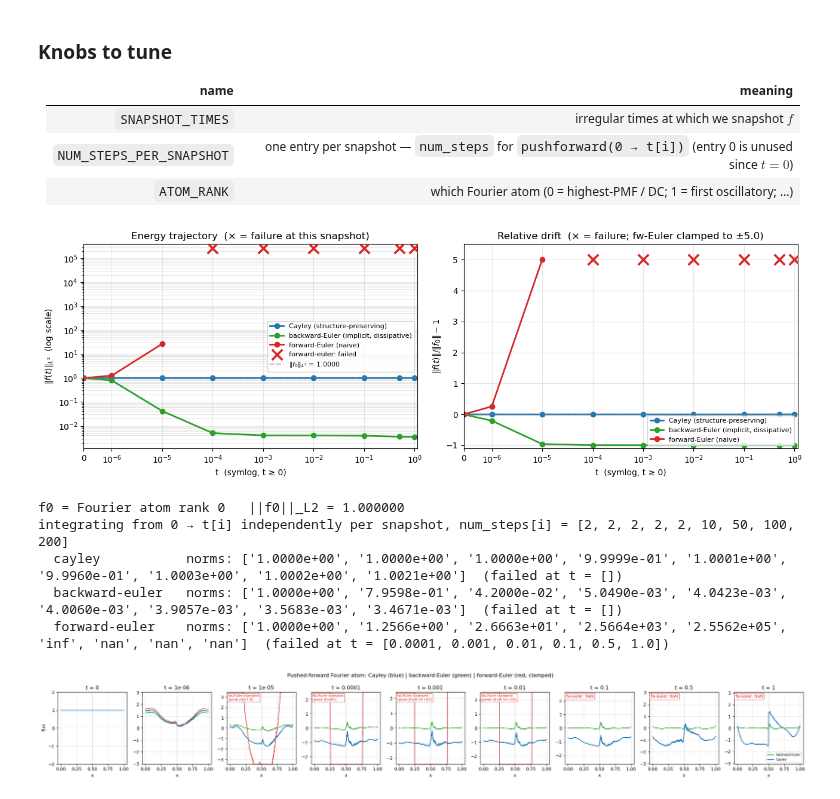
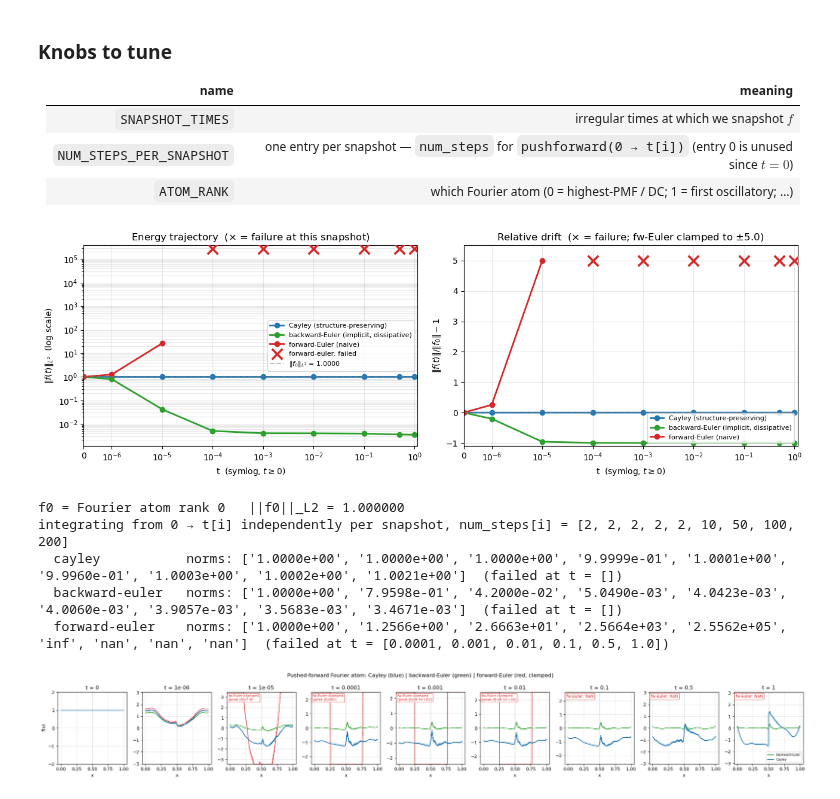
Before and after one commit to HamidrezaKmK/Learning-ONBs, a Jupyter notebook: notebooks/fpca_1d.ipynb, the cells around one changed output. Drawn from its saved outputs; the diff is of its cells as text; code cells hidden in the pictures.

Commit message:
update extract notebook figures

```diff
--- a/notebooks/fpca_1d.ipynb
+++ b/notebooks/fpca_1d.ipynb
@@ -140,7 +142,7 @@ for j in range(B_VIS):
     k = ks[j]
     f = function_generator._eval(x_dense, seed=SEED0 + j).squeeze(-1).numpy()
     cnt   = k_counts[k]
-    label = f"k={k}  (×{cnt})" if k not in seen else "_nolegend_"
+    label = rf"k={k}  ($\times${cnt})" if k not in seen else "_nolegend_"
     seen.add(k)
     ax.plot(x_dense.squeeze(-1).numpy(), f,
             alpha=0.35, lw=0.9, color=k_color[k], label=label)
@@ -190,7 +192,7 @@ ax.plot(x_sorted, emp_vals.numpy()[order_x],  color="C0",  lw=1.4, ls="--",
         label=f"Empirical mean  (M={M_MEAN_EST})")
 ax.axvline(0.5, color="k", ls=":", lw=0.8, alpha=0.5, label="$x=0.5$ (jump)")
 ax.set_xlabel("$x$"); ax.set_ylabel(r"$\mu(x)$")
-ax.set_title("Mean function — learned vs. empirical")
+ax.set_title("Mean function --- learned vs. empirical")
 ax.legend(fontsize=9); ax.grid(alpha=0.3)
 plt.tight_layout(); plt.show()
 
@@ -308,7 +310,7 @@ xc_np = x_coarse.squeeze(-1).numpy()
 for k, ax in enumerate(axes[0]):
     ax.plot(xc_np, Vh[k].cpu().numpy(), "o-", ms=3, lw=1.0, color="C2")
     ax.axvline(0.5, color="k", ls="--", lw=0.4, alpha=0.4)
-    ax.set_title(f"PC #{k+1}", fontsize=8); ax.set_xticks([0, 0.5, 1])
+    ax.set_title(rf"PC \#{k+1}", fontsize=8); ax.set_xticks([0, 0.5, 1])
 plt.suptitle(f"Coarse-grid PCs (N_coarse={N_COARSE})", fontsize=10)
 plt.tight_layout(); plt.show()
 # %% [output]
@@ -563,8 +565,8 @@ ax.plot(K_LIST, res_L,   "-s", color="C3", label="Learned (Q.Fourier)")
 ax.plot(K_LIST, res_PCA, "-^", color="C2", label=f"Coarse PCA (N={N_COARSE})")
 ax.set_xscale("log"); ax.set_yscale("log")
 ax.set_xlabel("K  (number of atoms)")
-ax.set_ylabel("residual energy  (1 – captured fraction)")
-ax.set_title("Residual energy  (log–log)  ← large-K / Nyquist regime")
+ax.set_ylabel("residual energy  (1 -- captured fraction)")
+ax.set_title(r"Residual energy  (log--log)  $\leftarrow$ large-$K$ / Nyquist regime")
 ax.grid(alpha=0.3, which='both'); ax.legend(fontsize=8)
 
 plt.tight_layout(); plt.show()
@@ -671,7 +673,7 @@ def _failure_mask(arr):
 def _set_time_axis(ax):
     ax.set_xscale('symlog', linthresh=max(min(ts[ts > 0]) / 2, 1e-6), linscale=0.5)
     ax.set_xlim(0, max(ts) * 1.15)
-    ax.set_xlabel('t  (symlog, t ≥ 0)')
+    ax.set_xlabel(r't  (symlog, $t \geq 0$)')
 
 fig, axes = plt.subplots(1, 2, figsize=(13, 4.4))
 
@@ -706,40 +708,40 @@ ax.axhline(norm0, color='gray', ls='--', alpha=0.5,
 _set_time_axis(ax)
 ax.set_ylim(y_bot, y_top)
 ax.set_ylabel(r'$\|f(t)\|_{L^2}$  (log scale)')
-ax.set_title('Energy trajectory  (× = failure at this snapshot)')
+ax.set_title(r'Energy trajectory  ($\times$ = failure at this snapshot)')
 ax.legend(loc='best', fontsize=8); ax.grid(alpha=0.3, which='both')
 
 # ── Right: relative drift, fw-Euler clamped, X marks failures ───────────────
 ax = axes[1]
 for m in methods:
     arr   = np.asarray(norms[m], dtype=float)
     fail  = _failure_mask(arr)
     valid = ~fail
     drift = np.where(valid, arr / norm0 - 1, np.nan)
     drift = np.clip(drift, -DRIFT_CLIP, DRIFT_CLIP)
     ax.plot(ts, drift, lw=2, marker='o', markersize=6, **STYLES[m])
     if fail.any():
         ax.scatter(ts[fail], np.full(fail.sum(), DRIFT_CLIP),
                    marker='x', s=160, linewidths=2.6,
                    color=STYLES[m]['color'], zorder=10)
 
 ax.axhline(0, color='gray', ls='--', alpha=0.5)
 _set_time_axis(ax)
 ax.set_ylabel(r'$\|f(t)\|/\|f_0\| - 1$')
-ax.set_title(f'Relative drift  (× = failure; fw-Euler clamped to ±{DRIFT_CLIP})')
+ax.set_title(rf'Relative drift  ($\times$ = failure; fw-Euler clamped to $\pm${DRIFT_CLIP})')
 ax.set_ylim(-1.1, DRIFT_CLIP * 1.1)
 ax.legend(fontsize=8); ax.grid(alpha=0.3, which='both')
 
 plt.tight_layout(); plt.show()
 
 print(f'f0 = Fourier atom rank {ATOM_RANK}   ||f0||_L2 = {norm0:.6f}')
 print(f'integrating from 0 → t[i] independently per snapshot, num_steps[i] = {NUM_STEPS_PER_SNAPSHOT}')
 for m in methods:
     arr  = np.asarray(norms[m], dtype=float)
     fail = _failure_mask(arr)
     print(f'  {m:16s} norms: {[f"{v:.4e}" for v in arr]}  (failed at t = {ts[fail].tolist()})')
 # %% [output]
-[figure, old version]
+[figure, new version]
 f0 = Fourier atom rank 0   ||f0||_L2 = 1.000000
 integrating from 0 → t[i] independently per snapshot, num_steps[i] = [2, 2, 2, 2, 2, 10, 50, 100, 200]
   cayley           norms: ['1.0000e+00', '1.0000e+00', '1.0000e+00', '9.9999e-01', '1.0001e+00', '9.9960e-01', '1.0003e+00', '1.0002e+00', '1.0021e+00']  (failed at t = [])
```
Also changed, not shown: parts of 2 cells of this notebook, 4 other files.
